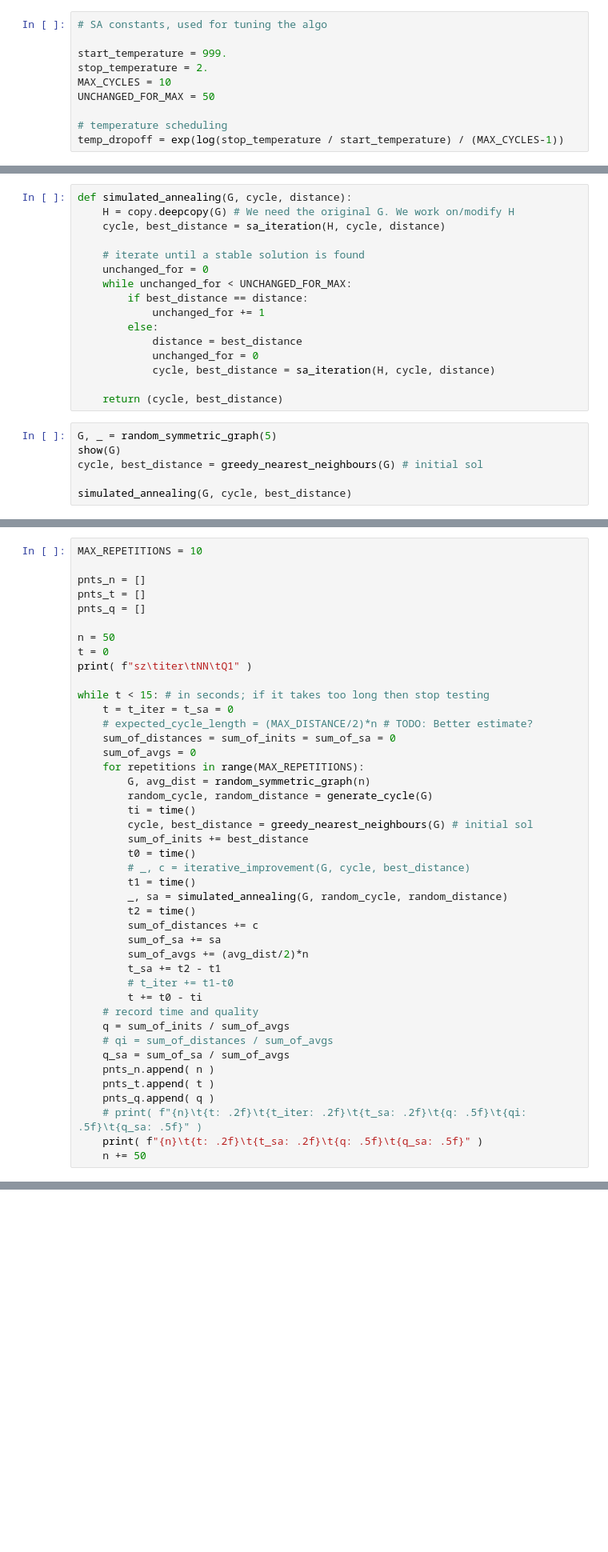
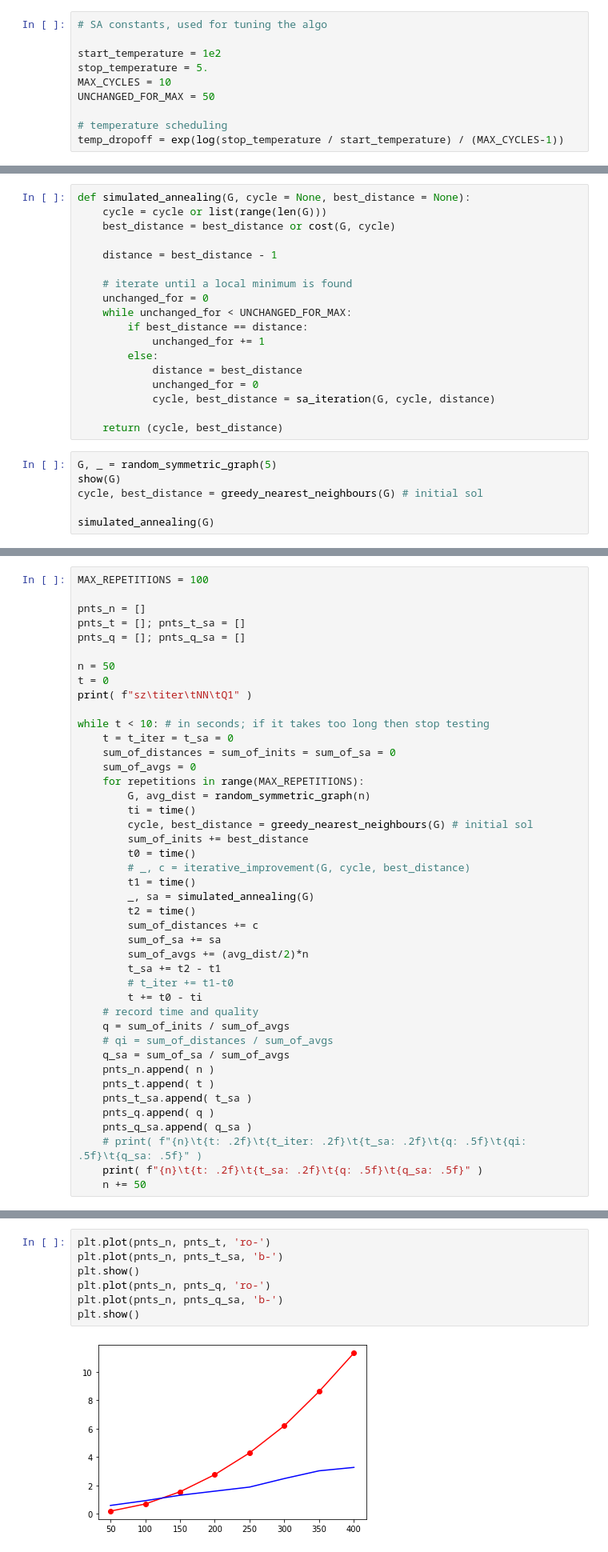
Before and after one commit to driimus/380ct, a Jupyter notebook: Investigating+TSP.ipynb, the cells around one changed output, grey strips where cells are left out. Shown: that part at 80% size. Drawn from its saved outputs; the diff is of its cells as text; blank space fills up the shorter version.

```diff
--- a/Investigating+TSP.ipynb
+++ b/Investigating+TSP.ipynb
@@ -398,8 +404,8 @@ plt.show()
 # %%
 # SA constants, used for tuning the algo
 
-start_temperature = 999.
-stop_temperature = 2.
+start_temperature = 1e2
+stop_temperature = 5.
 MAX_CYCLES = 10
 UNCHANGED_FOR_MAX = 50
 
@@ -469,11 +471,13 @@ def sa_iteration(G, cycle, best_distance):
 
     return (cycle, best_distance)
 # %%
-def simulated_annealing(G, cycle, distance):
-    H = copy.deepcopy(G) # We need the original G. We work on/modify H
-    cycle, best_distance = sa_iteration(H, cycle, distance)
+def simulated_annealing(G, cycle = None, best_distance = None):
+    cycle = cycle or list(range(len(G)))
+    best_distance = best_distance or cost(G, cycle)
 
-    # iterate until a stable solution is found
+    distance = best_distance - 1
+
+    # iterate until a local minimum is found
     unchanged_for = 0
     while unchanged_for < UNCHANGED_FOR_MAX:
         if best_distance == distance:
@@ -481,7 +485,7 @@ def simulated_annealing(G, cycle, distance):
         else:
             distance = best_distance
             unchanged_for = 0
-            cycle, best_distance = sa_iteration(H, cycle, distance)
+            cycle, best_distance = sa_iteration(G, cycle, distance)
 
     return (cycle, best_distance)
 # %%
@@ -489,7 +493,7 @@ G, _ = random_symmetric_graph(5)
 show(G)
 cycle, best_distance = greedy_nearest_neighbours(G) # initial sol
 
-simulated_annealing(G, cycle, best_distance)
+simulated_annealing(G)
 # %% [output]
         0   1   2   3   4
     ---------------------
@@ -502,31 +506,29 @@ simulated_annealing(G, cycle, best_distance)
 # %% [markdown]
 # Conclusion
 # %%
-MAX_REPETITIONS = 10
+MAX_REPETITIONS = 100
 
 pnts_n = []
-pnts_t = []
-pnts_q = []
+pnts_t = []; pnts_t_sa = []
+pnts_q = []; pnts_q_sa = []
 
 n = 50
 t = 0
 print( f"sz\titer\tNN\tQ1" )
 
-while t < 15: # in seconds; if it takes too long then stop testing
+while t < 10: # in seconds; if it takes too long then stop testing
     t = t_iter = t_sa = 0
-    # expected_cycle_length = (MAX_DISTANCE/2)*n # TODO: Better estimate?
     sum_of_distances = sum_of_inits = sum_of_sa = 0
     sum_of_avgs = 0
     for repetitions in range(MAX_REPETITIONS):
         G, avg_dist = random_symmetric_graph(n)
-        random_cycle, random_distance = generate_cycle(G)
         ti = time()
         cycle, best_distance = greedy_nearest_neighbours(G) # initial sol
         sum_of_inits += best_distance
         t0 = time()
         # _, c = iterative_improvement(G, cycle, best_distance)
         t1 = time()
-        _, sa = simulated_annealing(G, random_cycle, random_distance)
+        _, sa = simulated_annealing(G)
         t2 = time()
         sum_of_distances += c
         sum_of_sa += sa
@@ -540,7 +542,9 @@ while t < 15: # in seconds; if it takes too long then stop testing
     q_sa = sum_of_sa / sum_of_avgs
     pnts_n.append( n )
     pnts_t.append( t )
+    pnts_t_sa.append( t_sa )
     pnts_q.append( q )
+    pnts_q_sa.append( q_sa )
     # print( f"{n}\t{t: .2f}\t{t_iter: .2f}\t{t_sa: .2f}\t{q: .5f}\t{qi: .5f}\t{q_sa: .5f}" )
     print( f"{n}\t{t: .2f}\t{t_sa: .2f}\t{q: .5f}\t{q_sa: .5f}" )
     n += 50
@@ -558,0 +561,9 @@ KeyboardInterrupt: ignored
+# %%
+plt.plot(pnts_n, pnts_t, 'ro-')
+plt.plot(pnts_n, pnts_t_sa, 'b-')
+plt.show()
+plt.plot(pnts_n, pnts_q, 'ro-')
+plt.plot(pnts_n, pnts_q_sa, 'b-')
+plt.show()
+# %% [output]
+[figure, added]
```
Also changed, not shown: parts of 14 cells of this notebook.
